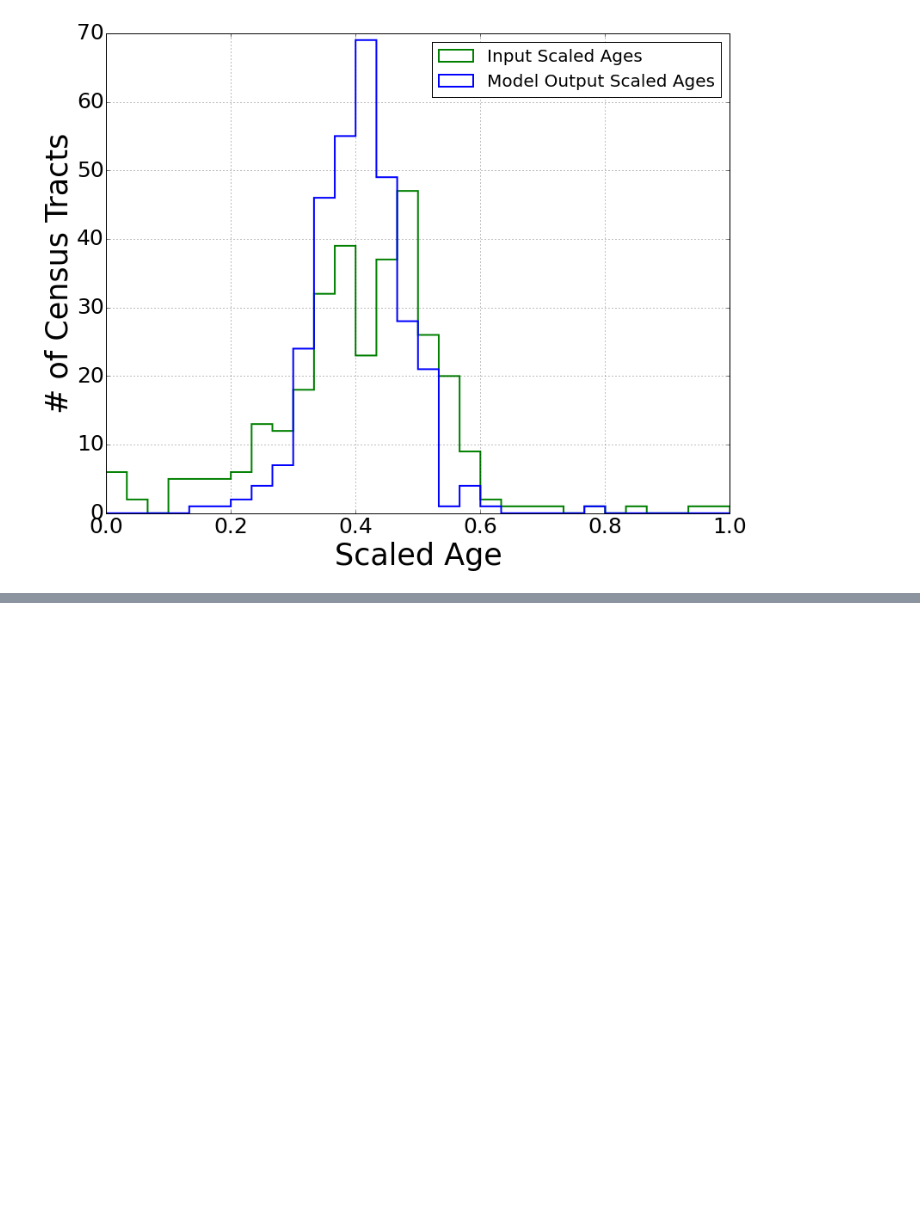
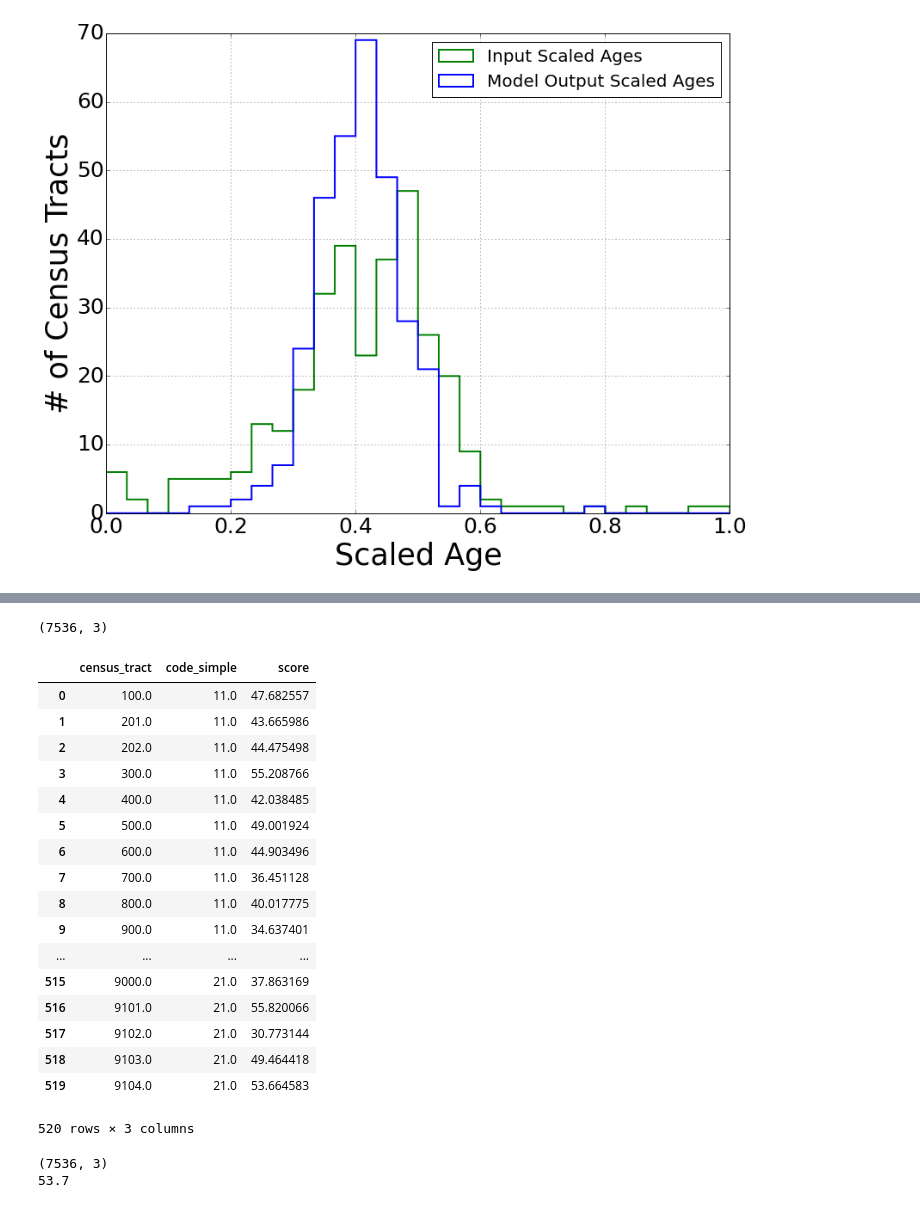
Before and after one commit to jmsilverman/insight_project, a Jupyter notebook: lin_reg_training2.ipynb, the cells around one changed output, grey strips where cells are left out. Cells and saved outputs as stored; diff of their text form; code cells hidden in the pictures; blank space fills up the shorter version.

```diff
--- a/lin_reg_training2.ipynb
+++ b/lin_reg_training2.ipynb
@@ -201,0 +265,25 @@ for code in codes:
+# %%
+# save lists of tracts, codes, and final predicted ages as a dataframe
+df_out = pd.DataFrame({'census_tract': tracts_final, 'code_simple': codes_final, 'score': scores})
+print df_out.shape
+df_out[:520]
+# %% [output]
+(7536, 3)
+|  | census_tract | code_simple | score |
+| 0 | 100.0 | 11.0 | 47.682557 |
+| 1 | 201.0 | 11.0 | 43.665986 |
+| 2 | 202.0 | 11.0 | 44.475498 |
+| 3 | 300.0 | 11.0 | 55.208766 |
+| 4 | 400.0 | 11.0 | 42.038485 |
+| 5 | 500.0 | 11.0 | 49.001924 |
+| 6 | 600.0 | 11.0 | 44.903496 |
+| 7 | 700.0 | 11.0 | 36.451128 |
+| 8 | 800.0 | 11.0 | 40.017775 |
+| 9 | 900.0 | 11.0 | 34.637401 |
+| ... | ... | ... | ... |
+| 515 | 9000.0 | 21.0 | 37.863169 |
+| 516 | 9101.0 | 21.0 | 55.820066 |
+| 517 | 9102.0 | 21.0 | 30.773144 |
+| 518 | 9103.0 | 21.0 | 49.464418 |
+| 519 | 9104.0 | 21.0 | 53.664583 |
+520 rows × 3 columns
@@ -201,0 +294,19 @@ for code in codes:
+# %%
+# test reading in dataframe of tracts, codes, and scores
+temp = pd.read_csv('data_final/tracts_codes_scores.csv',index_col=0)
+print temp.shape
+temp[:10]
+
+# test looking up a score given a tract and code
+tract = 9104
+code = 21
+# get correct row of dataframe
+score_row = temp[(temp.census_tract==tract) & (temp.code_simple==code)].score
+# get score itself
+score = score_row.values[0]
+# format score to one decimal place
+result = '{:.1f}'.format(score)
+print result
+# %% [output]
+(7536, 3)
+53.7
```
Also changed, not shown: parts of 9 cells of this notebook, 2 other files.
